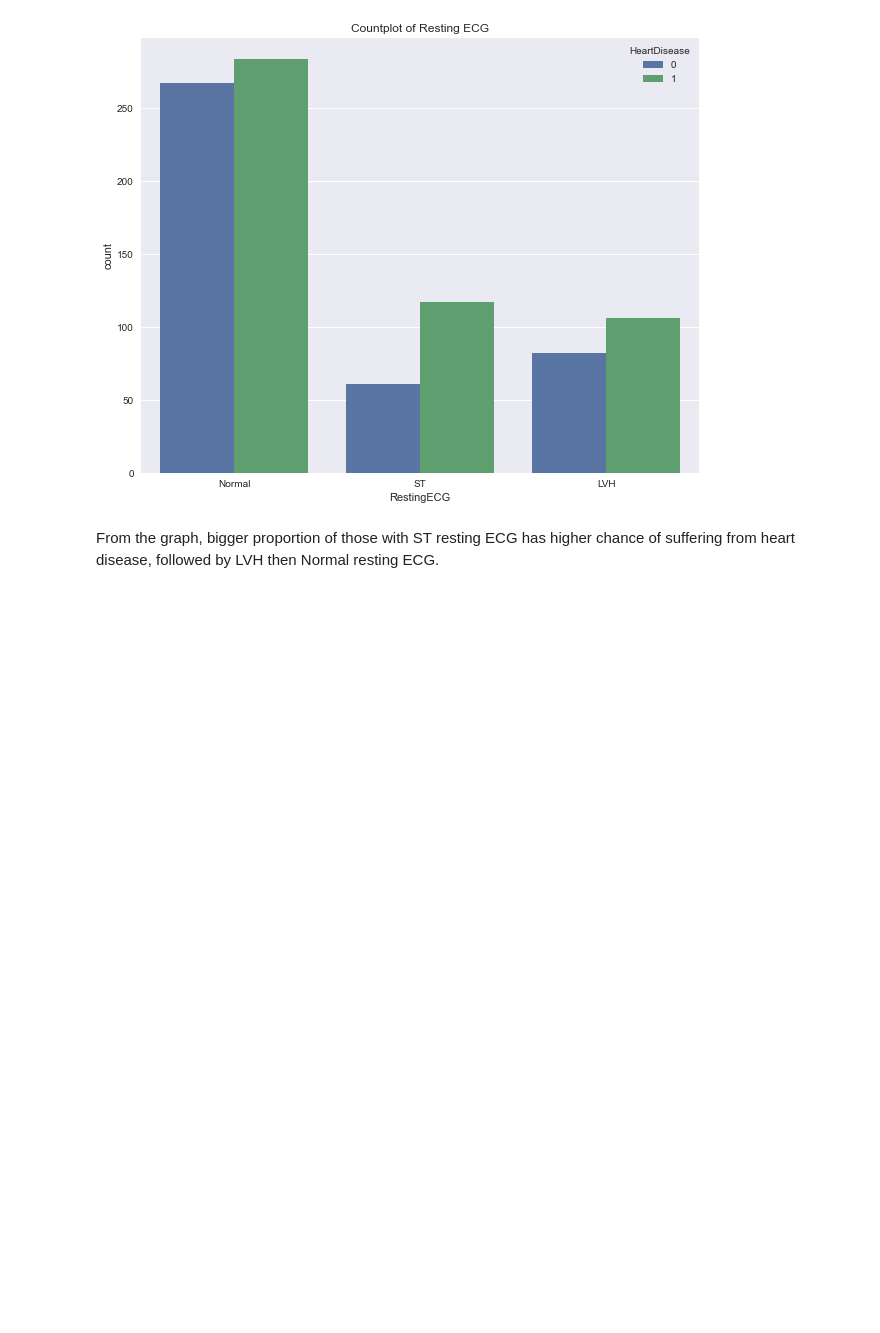
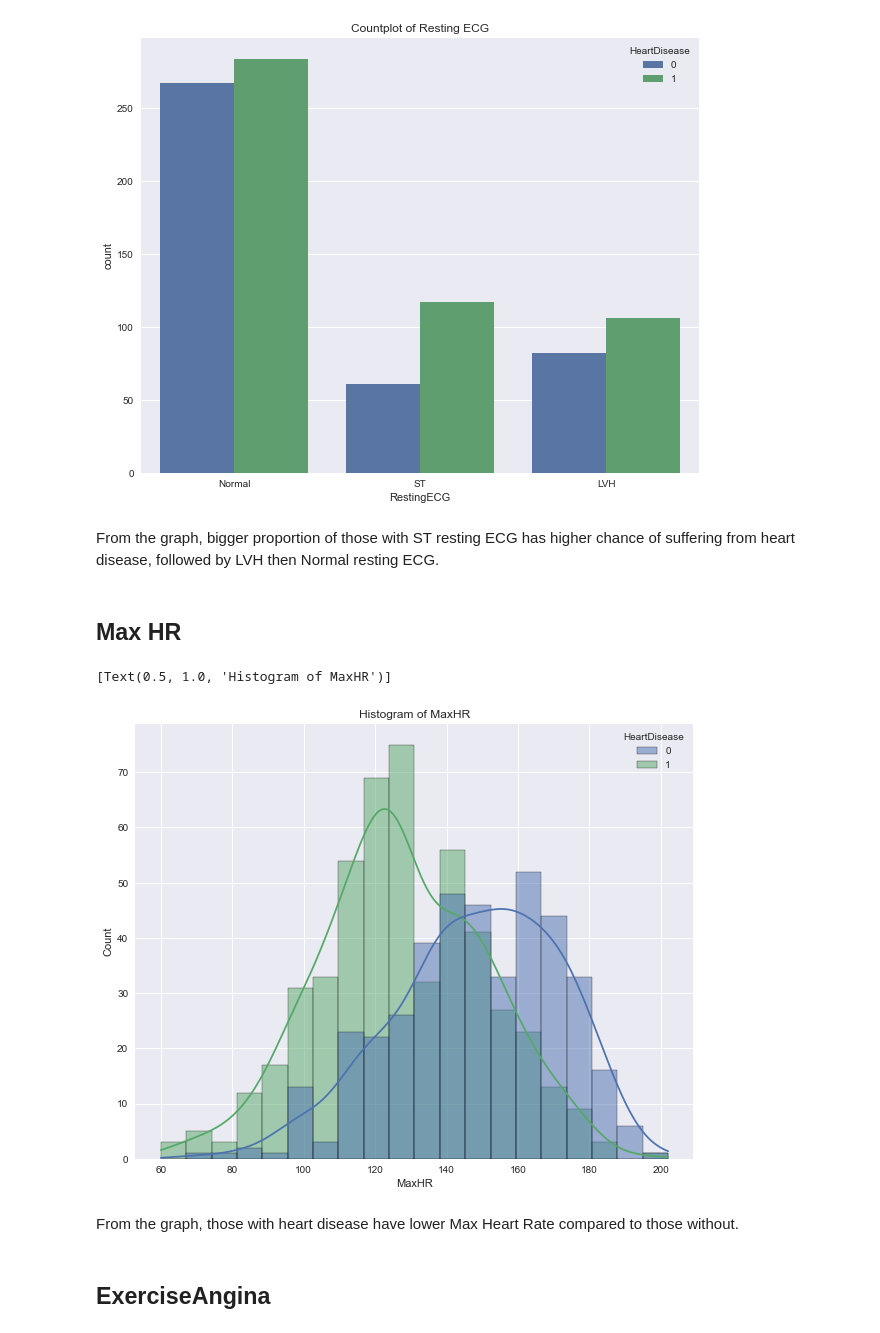
Before and after one commit to TYXuan/heart, a Jupyter notebook: eda.ipynb, the cells around one changed output. Saved outputs shown, nothing was run; the diff lists cells and outputs as text; code cells hidden in the pictures; blank space fills up the shorter version.

```diff
--- a/eda.ipynb
+++ b/eda.ipynb
@@ -207,5 +262,6 @@ From the graph, older adults (ages > 54) are more likely to suffer from cardiova
 # %% [markdown]
 # Sex
 # %%
-df_no_heartdisease = df[df['HeartDisease'] == 0]
+sex_dict = {0:'F', 1:'M'}
+df['Sex'] = df['Sex'].replace(sex_dict)
 # %%
@@ -334,3 +351,15 @@ sns.countplot(data=df, x='RestingECG', hue='HeartDisease').set(title='Countplot
 [figure]
 # %% [markdown]
 From the graph, bigger proportion of those with ST resting ECG has higher chance of suffering from heart disease, followed by LVH then Normal resting ECG.
+# %% [markdown]
+## Max HR
+# %%
+plt.figure(figsize=(10,8))
+sns.histplot(data=df, x='MaxHR', hue='HeartDisease', kde=True).set(title='Histogram of MaxHR')
+# %% [output]
+[Text(0.5, 1.0, 'Histogram of MaxHR')]
+[figure, added]
+# %% [markdown]
+From the graph, those with heart disease have lower Max Heart Rate compared to those without.
+# %% [markdown]
+## ExerciseAngina
```
Also changed, not shown: parts of 38 cells of this notebook.
